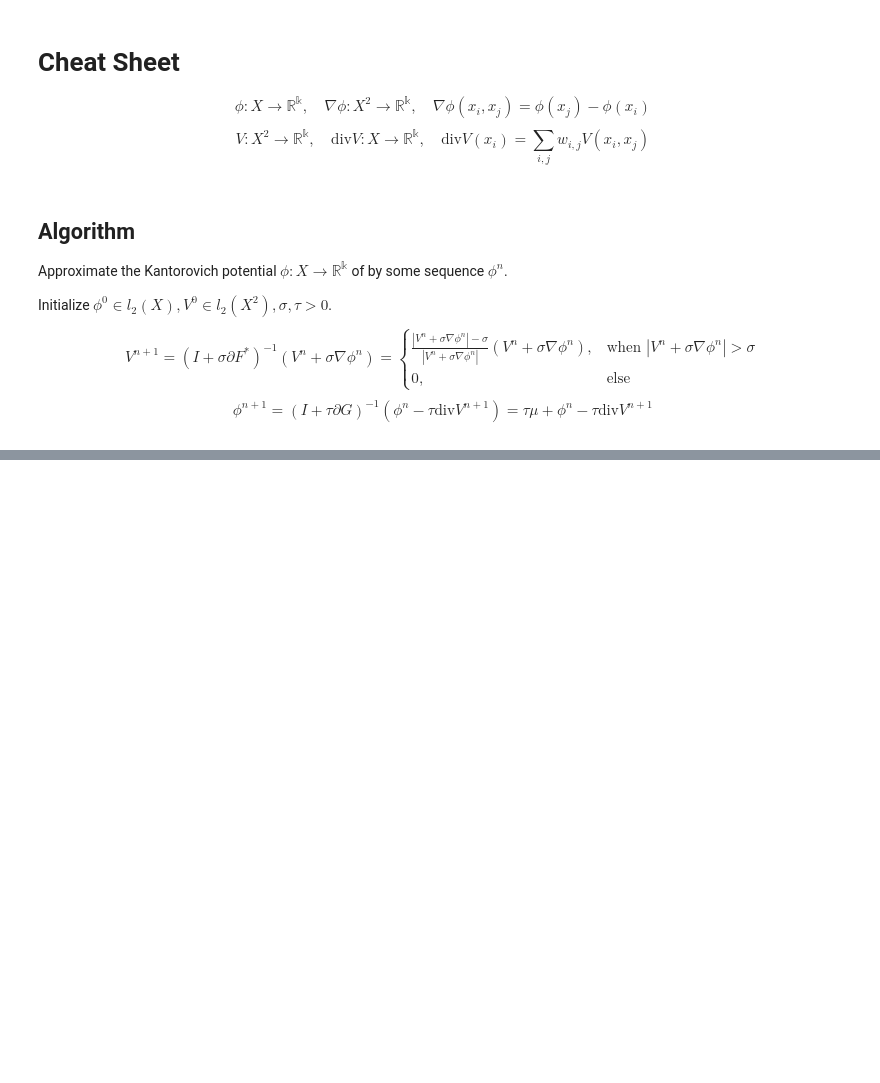
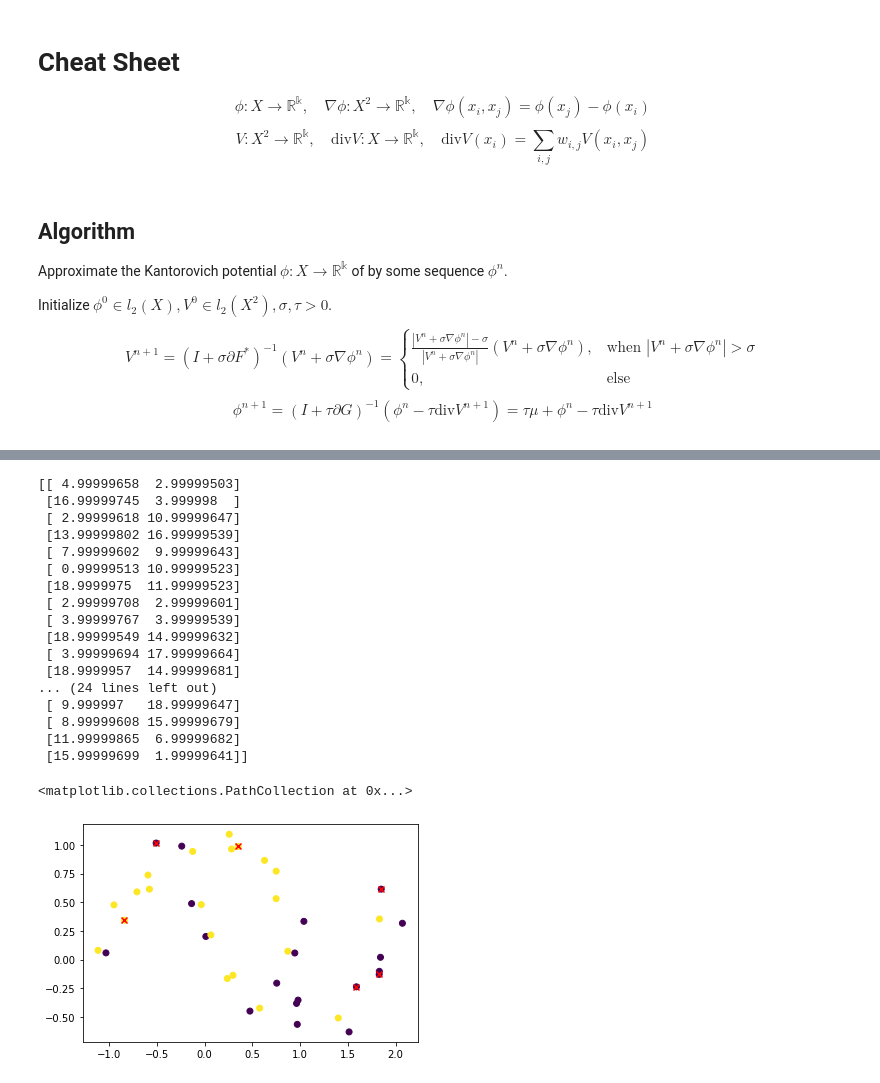
Before and after one commit to gstamatiou/optimal-classification, a Jupyter notebook: Wasserstein-1 distance.ipynb, the cells around one changed output, grey strips where cells are left out. Drawn from its saved outputs; the diff is of its cells as text; code cells hidden in the pictures; blank space fills up the shorter version.

```diff
--- a/Wasserstein-1 distance.ipynb
+++ b/Wasserstein-1 distance.ipynb
@@ -320,0 +402,56 @@ np.linalg.norm(proxF(np.zeros((n,n,k)), sigma, W) - res.x.reshape(n,n,k))
+# %%
+sigma = 1e-7
+tau = 1e-7
+
+def pd_solver(proxF, proxG, W, theta = 1, threshold = 1e-4):
+    max_steps = 10 ** 5
+    difference = threshold + 1
+
+    xx = np.random.randint(low = 1, high = 20, size = (N, k))
+    x = np.random.randint(low = 1, high = 20, size = (N, k))
+    x_bar = np.random.randint(low = 1, high = 20, size = (N, k))
+    y = np.random.randint(low = 1, high = 20, size = (N, N, k))
+    yy = np.random.randint(low = 1, high = 20, size = (N, N, k))
+
+    for i in range(max_steps):
+        if difference < threshold:
+            return xx
+        # print(x.shape, xx.shape, y.shape, yy.shape)
+        yy = proxF(y + sigma * graph_grad(x_bar) )
+        xx = proxG(x - tau * graph_div(yy, W))
+        xx_bar = xx + theta * (xx - x)
+
+        difference = np.linalg.norm(x - xx)
+
+        x = xx
+        y = yy
+        x_bar = xx_bar
+
+    print("Reached maximum steps")
+    return xx
+
+u = pd_solver(proxF, proxG, W)
+print(u)
+predictions = predict(u)
+plt.scatter(X[:,0],X[:,1], c=predictions)
+plt.scatter(X[train_ind, 0], X[train_ind, 1], marker = 'x', c = 'red')
+# %% [output]
+[[ 4.99999658  2.99999503]
+ [16.99999745  3.999998  ]
+ [ 2.99999618 10.99999647]
+ [13.99999802 16.99999539]
+ [ 7.99999602  9.99999643]
+ [ 0.99999513 10.99999523]
+ [18.9999975  11.99999523]
+ [ 2.99999708  2.99999601]
+ [ 3.99999767  3.99999539]
+ [18.99999549 14.99999632]
+ [ 3.99999694 17.99999664]
+ [18.9999957  14.99999681]
+... (24 lines left out)
+ [ 9.999997   18.99999647]
+ [ 8.99999608 15.99999679]
+ [11.99999865  6.99999682]
+ [15.99999699  1.99999641]]
+<matplotlib.collections.PathCollection at 0x...>
+[figure, added]
```
Also changed, not shown: parts of 15 cells of this notebook.
